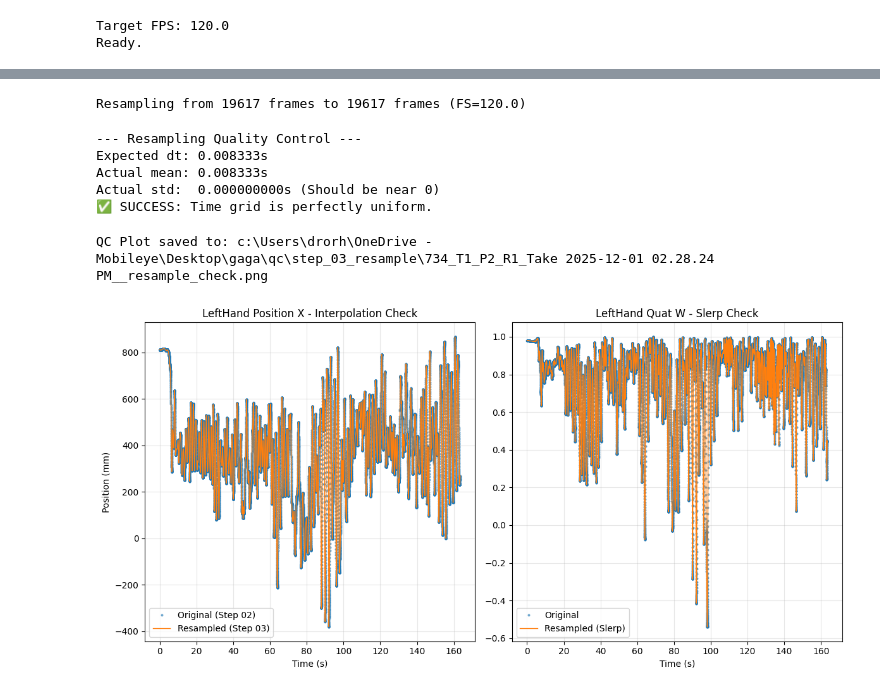
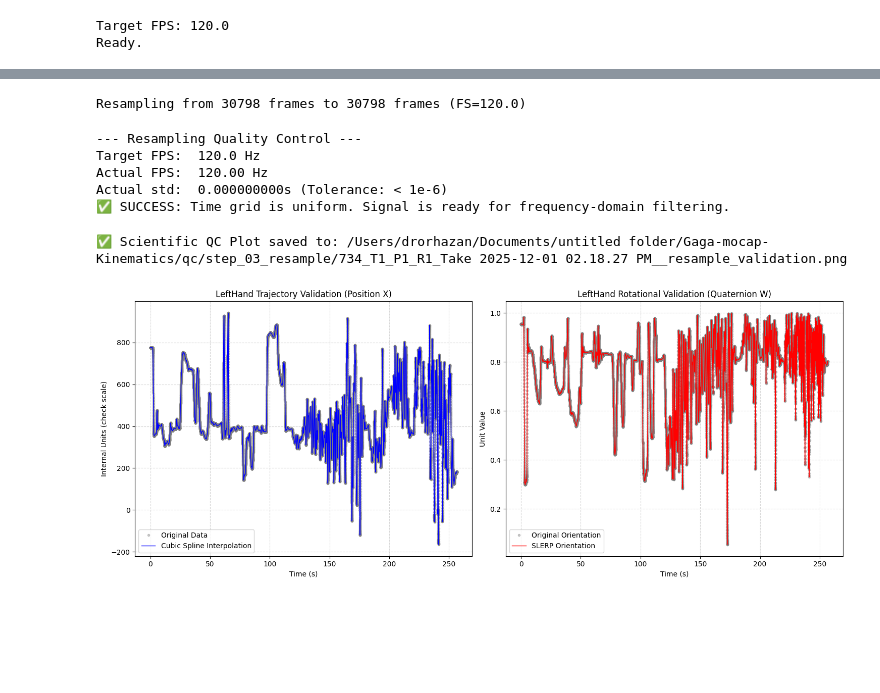
Before and after one commit to Drorhaz/Gaga-mocap-Kinematics, a Jupyter notebook: notebooks/03_resample.ipynb, the cells around one changed output, grey strips where cells are left out. Saved outputs shown, nothing was run; the diff lists cells and outputs as text; code cells hidden in the pictures; blank space fills up the shorter version.

```diff
--- a/notebooks/03_resample.ipynb
+++ b/notebooks/03_resample.ipynb
@@ -101,67 +101,80 @@ def resample_timeseries(df, target_fs=120.0):
         df_resampled[f"{seg}__qz"] = q_new[:, 2]
         df_resampled[f"{seg}__qw"] = q_new[:, 3]
 
+    # De-fragment the dataframe for better memory performance in next notebooks
+    df_resampled = df_resampled.copy()
+
     return df_resampled
 
 # --- Execution ---
 TARGET_FPS = CONFIG.get('fs_target', 120.0)
 df_resampled = resample_timeseries(df_proc, target_fs=TARGET_FPS)
 # %% [output]
-Resampling from 19617 frames to 19617 frames (FS=120.0)
+Resampling from 30798 frames to 30798 frames (FS=120.0)
 # %%
-# Verify dt consistency
+# --- CELL 04: Resampling Quality Control ---
+# RATIONALE: Biomechanical derivatives (Velocity/Acceleration) depend on a
+# perfectly uniform 'dt'. This cell validates the time-grid integrity.
+
 dt = np.diff(df_resampled['time_s'])
 mean_dt = np.mean(dt)
 std_dt = np.std(dt)
+actual_fps = 1.0 / mean_dt if mean_dt > 0 else 0
 expected_dt = 1.0 / TARGET_FPS
 
 print(f"\n--- Resampling Quality Control ---")
-print(f"Expected dt: {expected_dt:.6f}s")
-print(f"Actual mean: {mean_dt:.6f}s")
-print(f"Actual std:  {std_dt:.9f}s (Should be near 0)")
+print(f"Target FPS:  {TARGET_FPS} Hz")
+print(f"Actual FPS:  {actual_fps:.2f} Hz")
+print(f"Actual std:  {std_dt:.9f}s (Tolerance: < 1e-6)")
 
 if std_dt > 1e-6:
-    print("⚠️ WARNING: Jitter detected in resampled data!")
+    print("⚠️ SCIENTIFIC WARNING: Non-uniform time grid detected. Check interpolation logic.")
 else:
-    print("✅ SUCCESS: Time grid is perfectly uniform.")
+    print("✅ SUCCESS: Time grid is uniform. Signal is ready for frequency-domain filtering.")
 # %% [output]
 --- Resampling Quality Control ---
-Expected dt: 0.008333s
-Actual mean: 0.008333s
-Actual std:  0.000000000s (Should be near 0)
-✅ SUCCESS: Time grid is perfectly uniform.
+Target FPS:  120.0 Hz
+Actual FPS:  120.00 Hz
+Actual std:  0.000000000s (Tolerance: < 1e-6)
+✅ SUCCESS: Time grid is uniform. Signal is ready for frequency-domain filtering.
 # %%
-# Plot Original vs Resampled for a sample joint
-# Choose a joint with motion (e.g. Head or Hand)
+# --- CELL 05: Visual Quality Control ---
+# RATIONALE: Visual inspection ensures that Cubic Spline (Positions) and
+# SLERP (Rotations) follow the original high-frequency movement of Gaga
+# without adding artificial lag or distortion.
+
+# 1. Automatic Joint Selection
 sample_joint = "LeftHand" if "LeftHand__px" in df_resampled.columns else "Head"
 
-plt.figure(figsize=(12, 6))
+plt.figure(figsize=(15, 6))
 
-# Plot Position X
+# Subplot 1: Position Integrity (Standard Biomechanical Check)
 plt.subplot(1, 2, 1)
-plt.plot(df_proc['time_s'], df_proc[f'{sample_joint}__px'], 'o', markersize=2, label='Original (Step 02)', alpha=0.5)
-plt.plot(df_resampled['time_s'], df_resampled[f'{sample_joint}__px'], '-', label='Resampled (Step 03)', linewidth=1)
-plt.title(f'{sample_joint} Position X - Interpolation Check')
+plt.plot(df_proc['time_s'], df_proc[f'{sample_joint}__px'], 'o', markersize=3, label='Original Data', color='gray', alpha=0.4)
+plt.plot(df_resampled['time_s'], df_resampled[f'{sample_joint}__px'], '-', label='Cubic Spline Interpolation', color='blue', linewidth=1)
+plt.title(f'{sample_joint} Trajectory Validation (Position X)')
 plt.xlabel('Time (s)')
-plt.ylabel('Position (mm)')
+plt.ylabel('Internal Units (check scale)')
 plt.legend()
-plt.grid(True, alpha=0.3)
+plt.grid(True, which='both', linestyle='--', alpha=0.5)
 
-# Plot Rotation (Quat W)
+# Subplot 2: Rotational Integrity (Quaternion Check)
 plt.subplot(1, 2, 2)
-plt.plot(df_proc['time_s'], df_proc[f'{sample_joint}__qw'], 'o', markersize=2, label='Original', alpha=0.5)
-plt.plot(df_resampled['time_s'], df_resampled[f'{sample_joint}__qw'], '-', label='Resampled (Slerp)', linewidth=1)
-plt.title(f'{sample_joint} Quat W - Slerp Check')
+plt.plot(df_proc['time_s'], df_proc[f'{sample_joint}__qw'], 'o', markersize=3, label='Original Orientation', color='gray', alpha=0.4)
+plt.plot(df_resampled['time_s'], df_resampled[f'{sample_joint}__qw'], '-', label='SLERP Orientation', color='red', linewidth=1)
+plt.title(f'{sample_joint} Rotational Validation (Quaternion W)')
 plt.xlabel('Time (s)')
+plt.ylabel('Unit Value')
 plt.legend()
-plt.grid(True, alpha=0.3)
+plt.grid(True, which='both', linestyle='--', alpha=0.5)
 
 plt.tight_layout()
-qc_path = os.path.join(QC_03, f"{RUN_ID}__resample_check.png")
-plt.savefig(qc_path)
-print(f"QC Plot saved to: {qc_path}")
+# Saving the plot is crucial for the final Master Report
+qc_path = os.path.join(QC_03, f"{RUN_ID}__resample_validation.png")
+plt.savefig(qc_path, dpi=300)
+print(f"✅ Scientific QC Plot saved to: {qc_path}")
 plt.show()
 # %% [output]
-QC Plot saved to: c:\Users\drorh\OneDrive - Mobileye\Desktop\gaga\qc\step_03_resample\734_T1_P2_R1_Take 2025-12-01 02.28.24 PM__resample_check.png
+✅ Scientific QC Plot saved to: /Users/drorhazan/Documents/untitled folder/Gaga-mocap-Kinematics/qc/step_03_resample/734_T1_P1_R1_Take 2025-12-01 02.18.27 PM__resample_validation.png
-[figure, old version]
+[figure, new version]
 # %%
```
Also changed, not shown: parts of 3 cells of this notebook, 29 other files.
